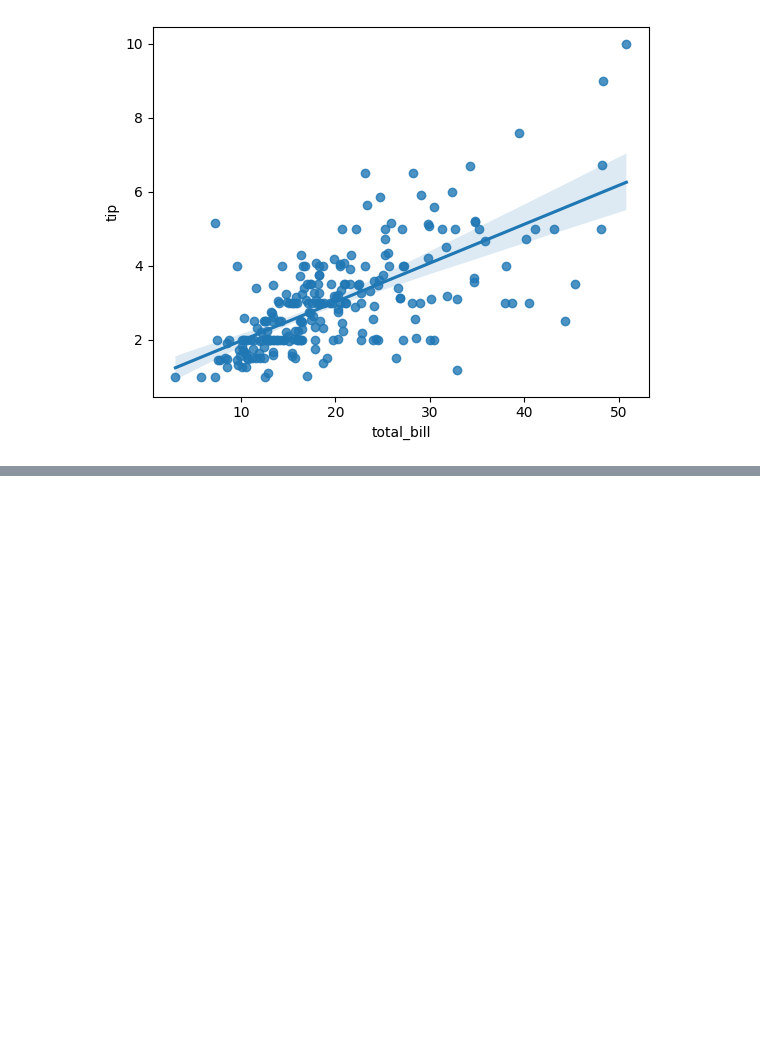
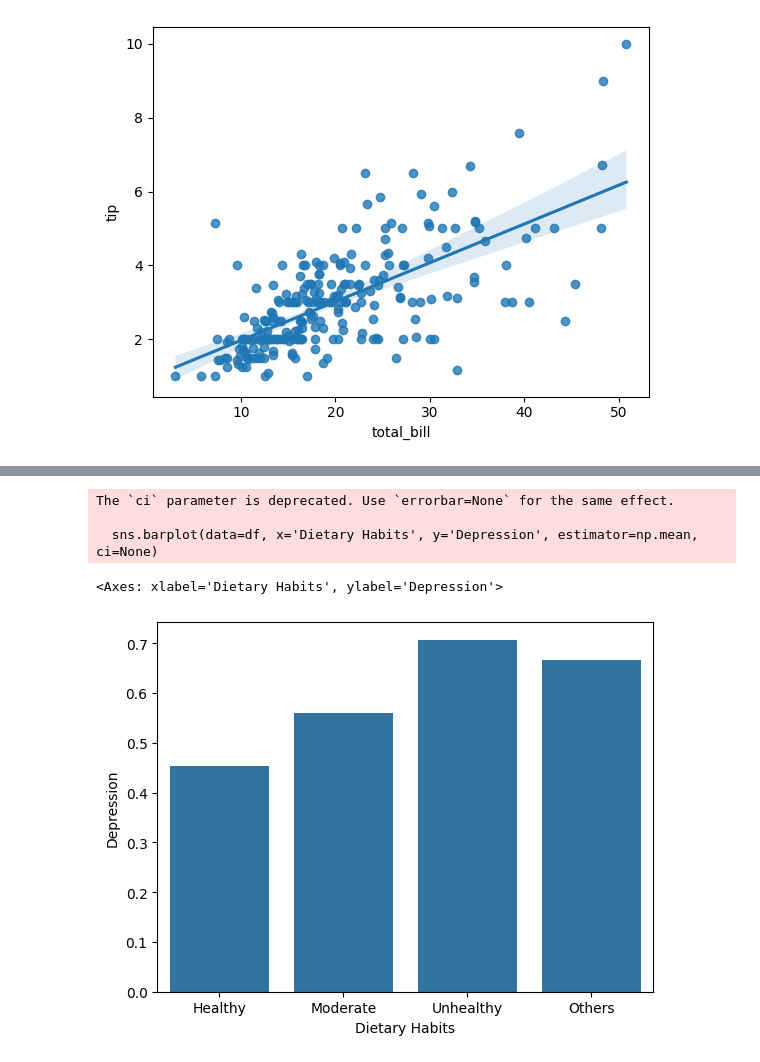
Before and after one commit to ashuwebdevloper/GEN-AI, a Jupyter notebook: Seaborn/starting.ipynb, the cells around one changed output, grey strips where cells are left out. Saved outputs shown, nothing was run; the diff lists cells and outputs as text; code cells hidden in the pictures; blank space fills up the shorter version.

```diff
--- a/Seaborn/starting.ipynb
+++ b/Seaborn/starting.ipynb
@@ -304,0 +373,8 @@ sns.regplot(data=tips, x='total_bill', y='tip')
+# %%
+sns.barplot(data=df, x='Dietary Habits', y='Depression', estimator=np.mean, ci=None)
+# %% [output]
+The `ci` parameter is deprecated. Use `errorbar=None` for the same effect.
+
+  sns.barplot(data=df, x='Dietary Habits', y='Depression', estimator=np.mean, ci=None)
+<Axes: xlabel='Dietary Habits', ylabel='Depression'>
+[figure, added]
```
Also changed, not shown: parts of 20 cells of this notebook, 1 other file.
